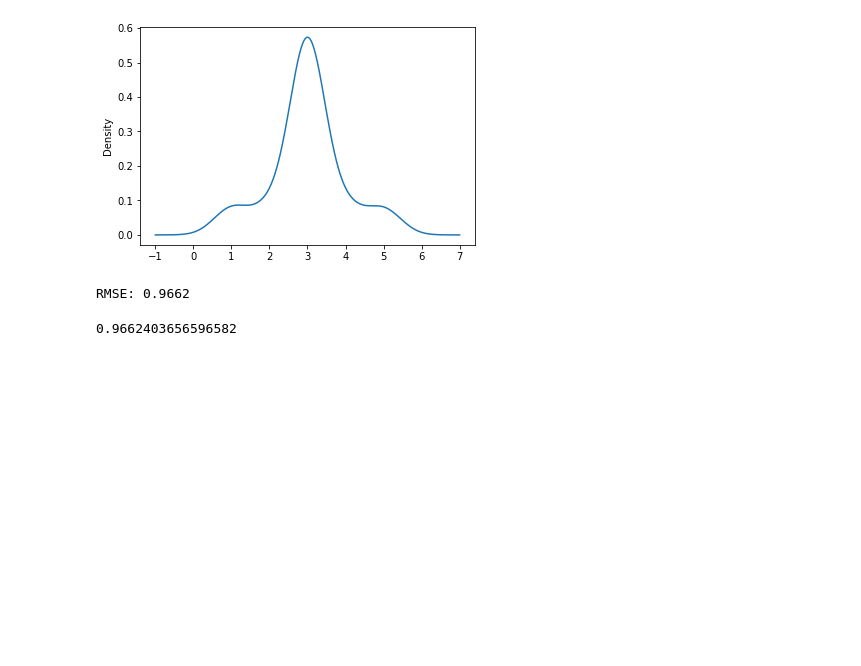
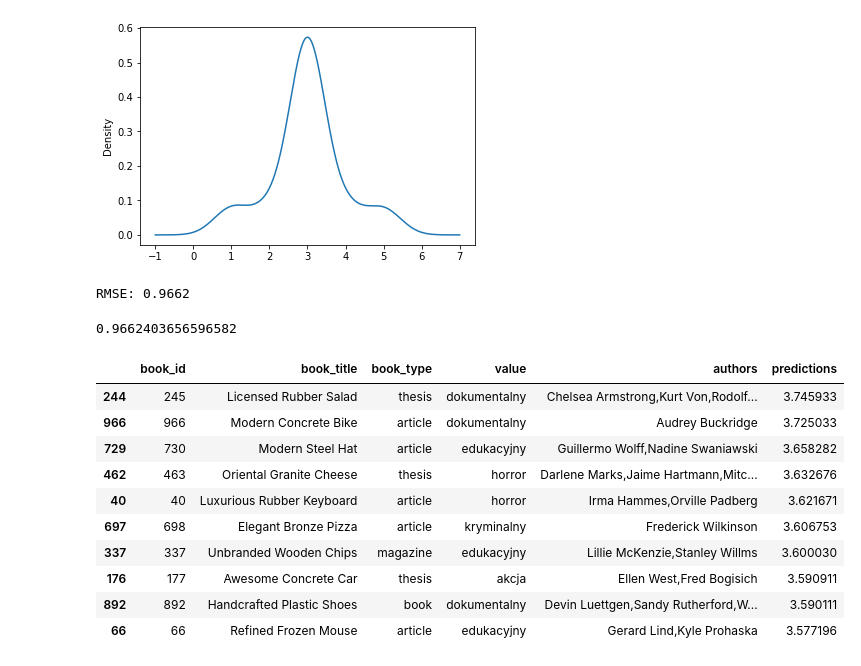
Before and after one commit to Cyrylos/library-cms-recommendation-system, a Jupyter notebook: recommendation_system_nb.ipynb, the cells around one changed output. Saved outputs shown, nothing was run; the diff lists cells and outputs as text; code cells hidden in the pictures; blank space fills up the shorter version.

Commit message:
Adding sample predictions to notebook

```diff
--- a/recommendation_system_nb.ipynb
+++ b/recommendation_system_nb.ipynb
@@ -144,3 +145,23 @@ accuracy.rmse(pred)
 # %% [output]
 RMSE: 0.9662
 0.9662403656596582
+# %%
+def make_recommendation(user_id, books_df, model, n=10):
+    books_predicted_df = books_df
+    books_predicted_df['predictions'] = books_predicted_df['book_id'].apply(lambda x: model.predict(user_id, x)[3])
+    return books_predicted_df.sort_values(by='predictions', ascending=False).head(n)
+    # books_predicted_df
+# %%
+make_recommendation(1, books_all_df, model)
+# %% [output]
+|  | book_id | book_title | book_type | value | authors | predictions |
+| 244 | 245 | Licensed Rubber Salad | thesis | dokumentalny | Chelsea Armstrong,Kurt Von,Rodolf... | 3.745933 |
+| 966 | 966 | Modern Concrete Bike | article | dokumentalny | Audrey Buckridge | 3.725033 |
+| 729 | 730 | Modern Steel Hat | article | edukacyjny | Guillermo Wolff,Nadine Swaniawski | 3.658282 |
+| 462 | 463 | Oriental Granite Cheese | thesis | horror | Darlene Marks,Jaime Hartmann,Mitc... | 3.632676 |
+| 40 | 40 | Luxurious Rubber Keyboard | article | horror | Irma Hammes,Orville Padberg | 3.621671 |
+| 697 | 698 | Elegant Bronze Pizza | article | kryminalny | Frederick Wilkinson | 3.606753 |
+| 337 | 337 | Unbranded Wooden Chips | magazine | edukacyjny | Lillie McKenzie,Stanley Willms | 3.600030 |
+| 176 | 177 | Awesome Concrete Car | thesis | akcja | Ellen West,Fred Bogisich | 3.590911 |
+| 892 | 892 | Handcrafted Plastic Shoes | book | dokumentalny | Devin Luettgen,Sandy Rutherford,W... | 3.590111 |
+| 66 | 66 | Refined Frozen Mouse | article | edukacyjny | Gerard Lind,Kyle Prohaska | 3.577196 |
```
Also changed, not shown: parts of 3 cells of this notebook.
